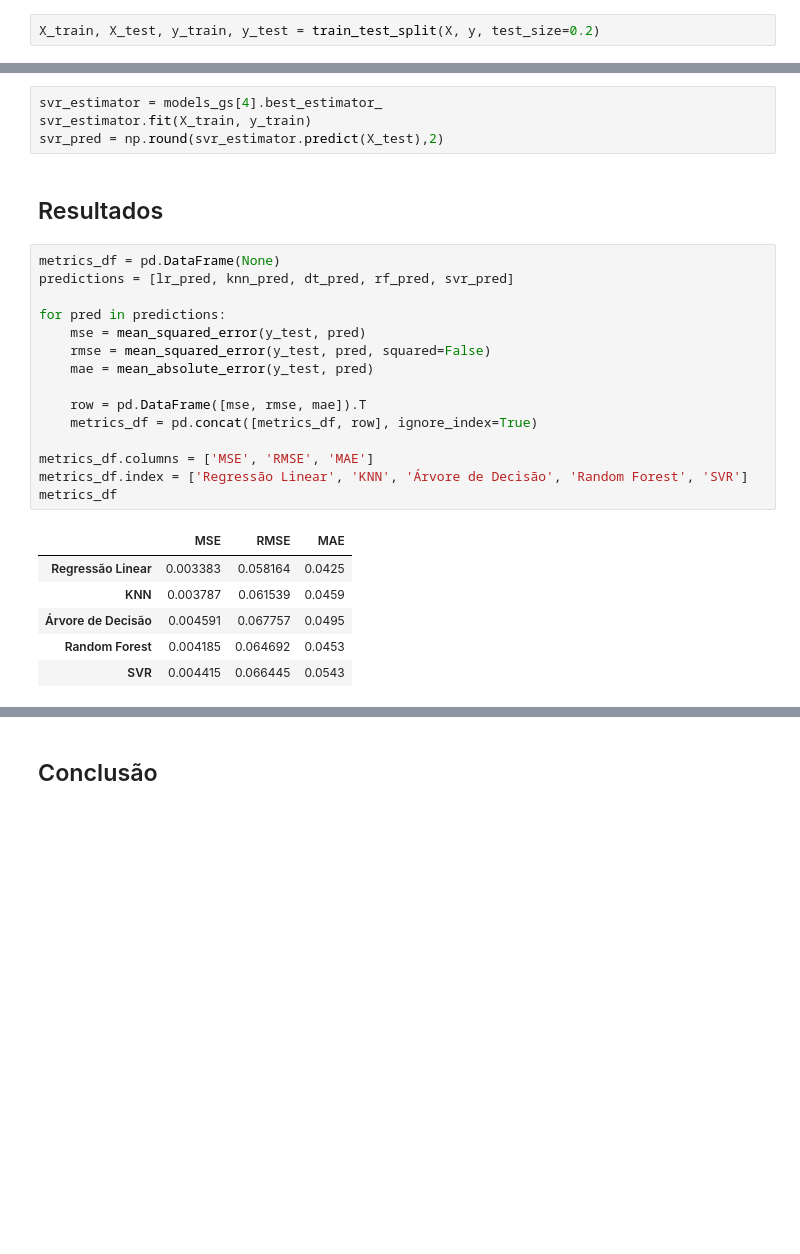
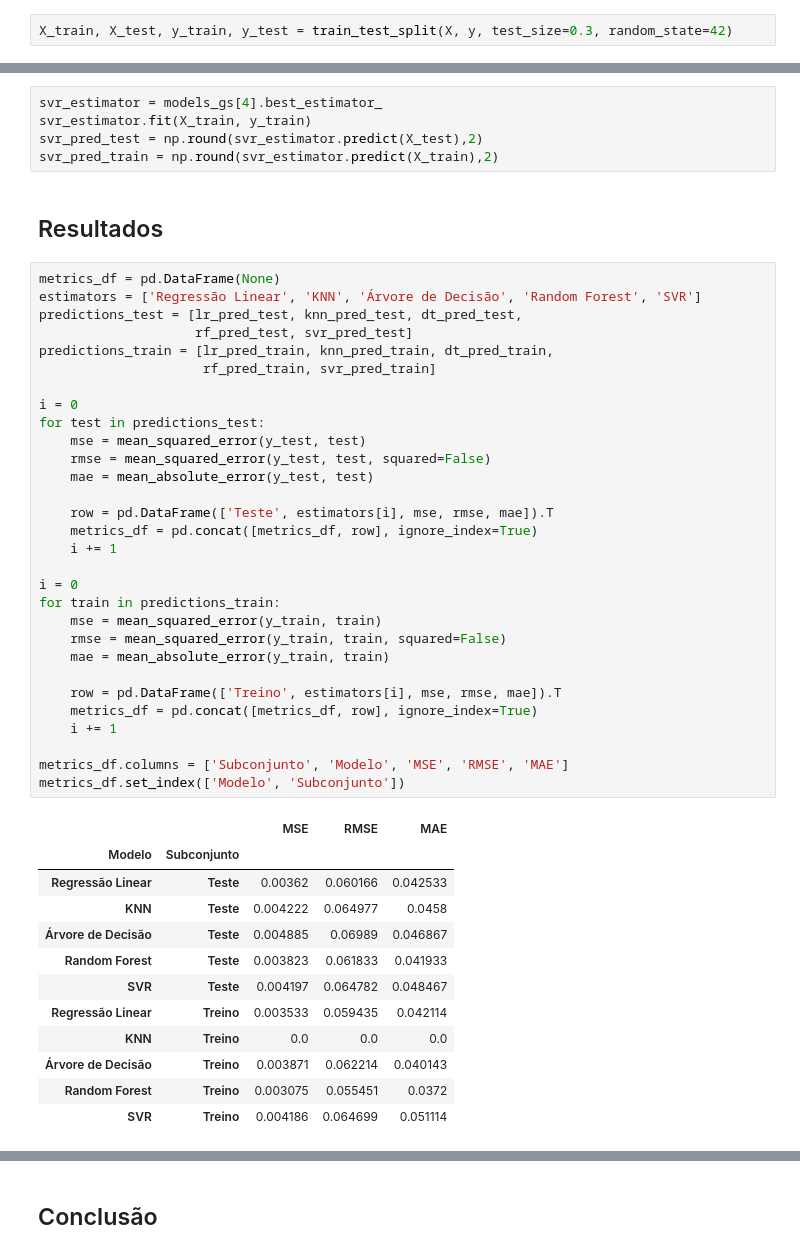
Before and after one commit to pedroernesto00/CK0223---Mineracao-de-Dados, a Jupyter notebook: Trabalho 2/Regressão - Admission.ipynb, the cells around one changed output, grey strips where cells are left out. Cells and saved outputs as stored; diff of their text form; blank space fills up the shorter version.

```diff
--- a/Trabalho 2/Regressão - Admission.ipynb
+++ b/Trabalho 2/Regressão - Admission.ipynb
@@ -47,7 +56,7 @@ adm_df.columns = [col.strip() for col in adm_df.columns]
 X = adm_df.drop(columns=['Serial No.','Chance of Admit'])
 y = adm_df['Chance of Admit']
 # %%
-X_train, X_test, y_train, y_test = train_test_split(X, y, test_size=0.2)
+X_train, X_test, y_train, y_test = train_test_split(X, y, test_size=0.3, random_state=42)
 # %% [markdown]
 ## GridSearch para Estimar Hiperparâmetros
 # %%
@@ -200,30 +222,52 @@ models_gs[4].best_params_
 # %%
 svr_estimator = models_gs[4].best_estimator_
 svr_estimator.fit(X_train, y_train)
-svr_pred = np.round(svr_estimator.predict(X_test),2)
+svr_pred_test = np.round(svr_estimator.predict(X_test),2)
+svr_pred_train = np.round(svr_estimator.predict(X_train),2)
 # %% [markdown]
 ## Resultados
-# %%
-metrics_df = pd.DataFrame(None)
-predictions = [lr_pred, knn_pred, dt_pred, rf_pred, svr_pred]
-
-for pred in predictions:
-    mse = mean_squared_error(y_test, pred)
-    rmse = mean_squared_error(y_test, pred, squared=False)
-    mae = mean_absolute_error(y_test, pred)
-
-    row = pd.DataFrame([mse, rmse, mae]).T
-    metrics_df = pd.concat([metrics_df, row], ignore_index=True)
-
-metrics_df.columns = ['MSE', 'RMSE', 'MAE']
-metrics_df.index = ['Regressão Linear', 'KNN', 'Árvore de Decisão', 'Random Forest', 'SVR']
-metrics_df
-# %% [output]
-|  | MSE | RMSE | MAE |
-| Regressão Linear | 0.003383 | 0.058164 | 0.0425 |
-| KNN | 0.003787 | 0.061539 | 0.0459 |
-| Árvore de Decisão | 0.004591 | 0.067757 | 0.0495 |
-| Random Forest | 0.004185 | 0.064692 | 0.0453 |
-| SVR | 0.004415 | 0.066445 | 0.0543 |
+# %%
+metrics_df = pd.DataFrame(None)
+estimators = ['Regressão Linear', 'KNN', 'Árvore de Decisão', 'Random Forest', 'SVR']
+predictions_test = [lr_pred_test, knn_pred_test, dt_pred_test,
+                    rf_pred_test, svr_pred_test]
+predictions_train = [lr_pred_train, knn_pred_train, dt_pred_train,
+                     rf_pred_train, svr_pred_train]
+
+i = 0
+for test in predictions_test:
+    mse = mean_squared_error(y_test, test)
+    rmse = mean_squared_error(y_test, test, squared=False)
+    mae = mean_absolute_error(y_test, test)
+
+    row = pd.DataFrame(['Teste', estimators[i], mse, rmse, mae]).T
+    metrics_df = pd.concat([metrics_df, row], ignore_index=True)
+    i += 1
+
+i = 0
+for train in predictions_train:
+    mse = mean_squared_error(y_train, train)
+    rmse = mean_squared_error(y_train, train, squared=False)
+    mae = mean_absolute_error(y_train, train)
+
+    row = pd.DataFrame(['Treino', estimators[i], mse, rmse, mae]).T
+    metrics_df = pd.concat([metrics_df, row], ignore_index=True)
+    i += 1
+
+metrics_df.columns = ['Subconjunto', 'Modelo', 'MSE', 'RMSE', 'MAE']
+metrics_df.set_index(['Modelo', 'Subconjunto'])
+# %% [output]
+|  |  | MSE | RMSE | MAE |
+| Modelo | Subconjunto |  |  |  |
+| Regressão Linear | Teste | 0.00362 | 0.060166 | 0.042533 |
+| KNN | Teste | 0.004222 | 0.064977 | 0.0458 |
+| Árvore de Decisão | Teste | 0.004885 | 0.06989 | 0.046867 |
+| Random Forest | Teste | 0.003823 | 0.061833 | 0.041933 |
+| SVR | Teste | 0.004197 | 0.064782 | 0.048467 |
+| Regressão Linear | Treino | 0.003533 | 0.059435 | 0.042114 |
+| KNN | Treino | 0.0 | 0.0 | 0.0 |
+| Árvore de Decisão | Treino | 0.003871 | 0.062214 | 0.040143 |
+| Random Forest | Treino | 0.003075 | 0.055451 | 0.0372 |
+| SVR | Treino | 0.004186 | 0.064699 | 0.051114 |
 # %%
 fig = px.scatter()
```
Also changed, not shown: parts of 16 cells of this notebook.
